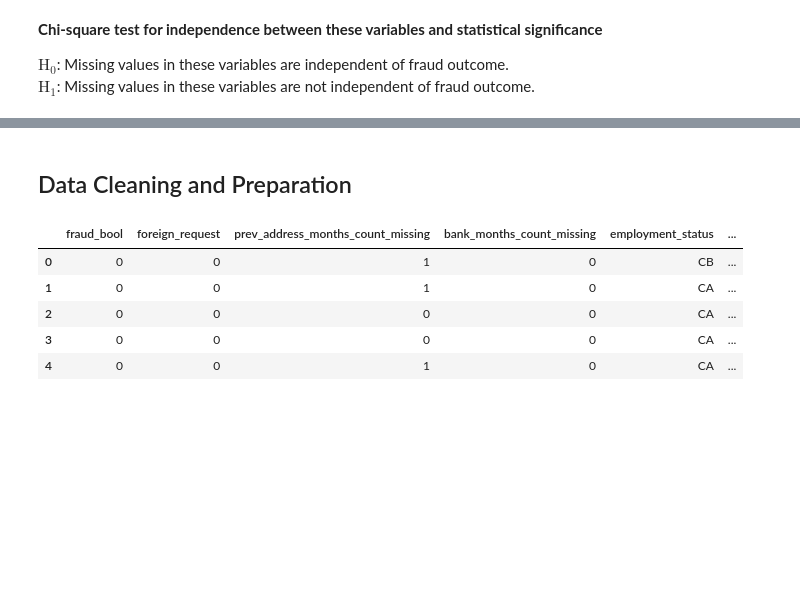
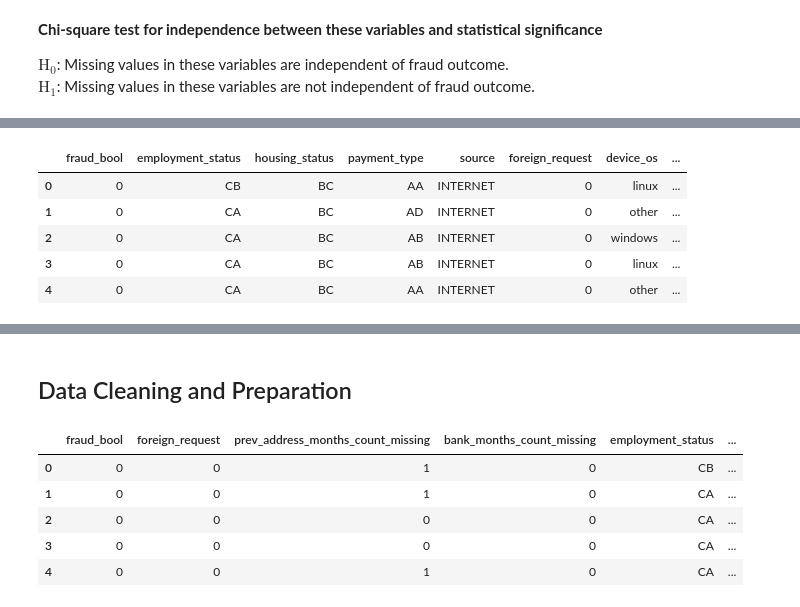
Before and after one commit to mrlizhaozhi/fraud-detection-data-analytics-and-modelling, a Jupyter notebook: notebook.ipynb, the cells around one changed output, grey strips where cells are left out. Drawn from its saved outputs; the diff is of its cells as text; code cells hidden in the pictures; blank space fills up the shorter version.

```diff
--- a/notebook.ipynb
+++ b/notebook.ipynb
@@ -450,0 +466,9 @@ plt.show()
+# %%
+base_categorical_subset.head()
+# %% [output]
+|  | fraud_bool | employment_status | housing_status | payment_type | source | foreign_request | device_os | ... |
+| 0 | 0 | CB | BC | AA | INTERNET | 0 | linux | ... |
+| 1 | 0 | CA | BC | AD | INTERNET | 0 | other | ... |
+| 2 | 0 | CA | BC | AB | INTERNET | 0 | windows | ... |
+| 3 | 0 | CA | BC | AB | INTERNET | 0 | linux | ... |
+| 4 | 0 | CA | BC | AA | INTERNET | 0 | other | ... |
```
Also changed, not shown: parts of 21 cells of this notebook.
